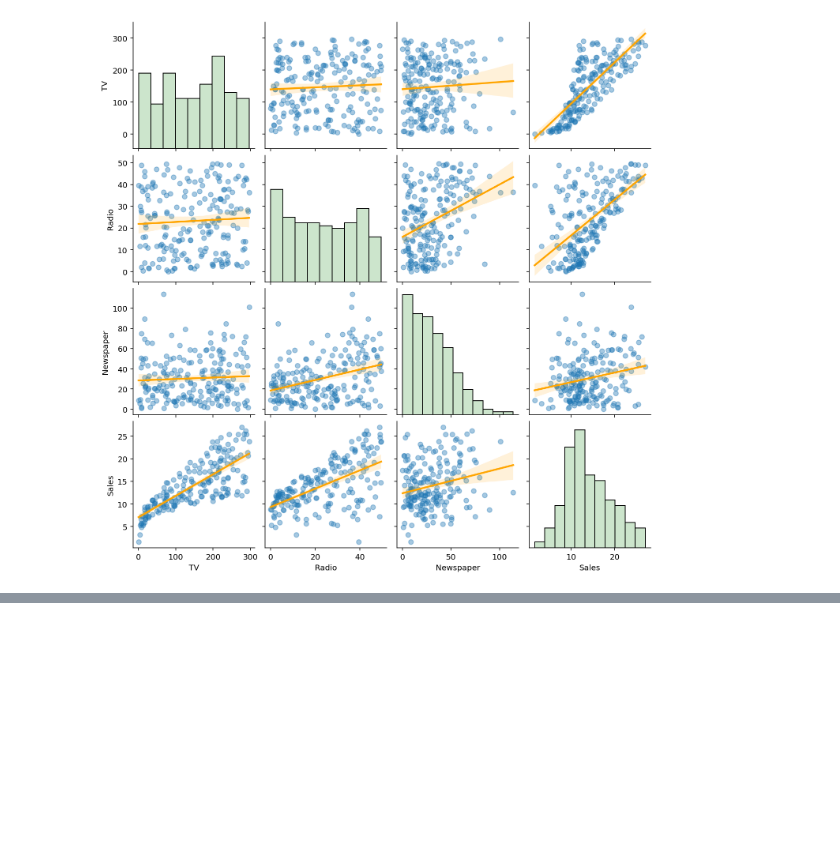
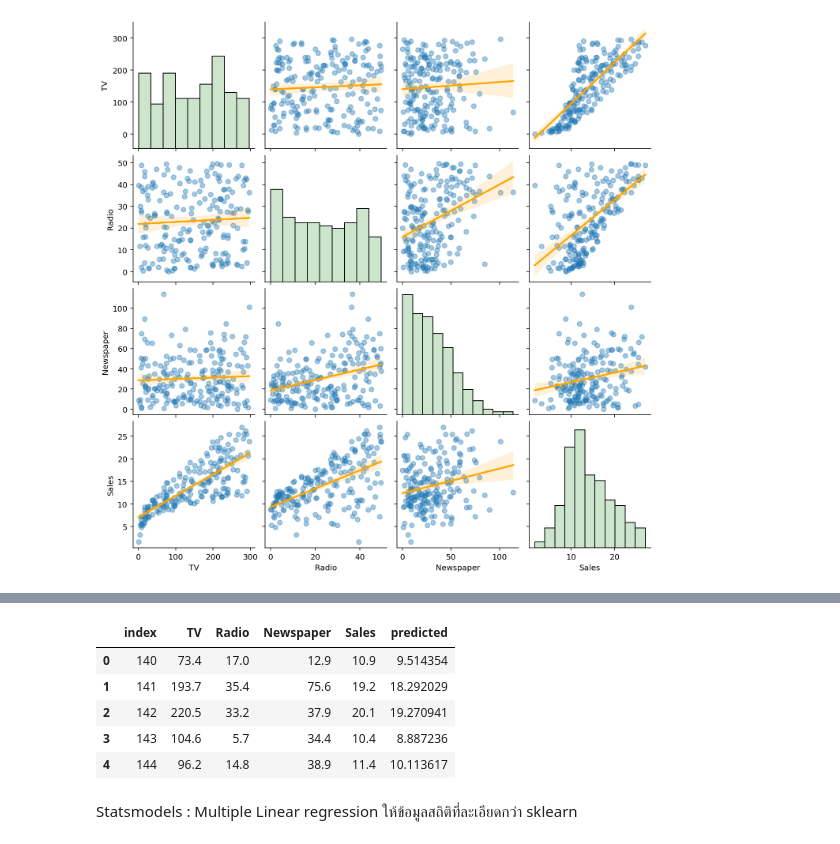
Before and after one commit to DevNutthapng2017/lab_mach_learn, a Jupyter notebook: sklearn_multiple_linear_regression_ISLR_Advert.ipynb, the cells around one changed output, grey strips where cells are left out. Drawn from its saved outputs; the diff is of its cells as text; code cells hidden in the pictures; blank space fills up the shorter version.

```diff
--- a/sklearn_multiple_linear_regression_ISLR_Advert.ipynb
+++ b/sklearn_multiple_linear_regression_ISLR_Advert.ipynb
@@ -64,0 +89,3 @@ sns.jointplot(x='TV', y='Sales',data=df, kind='reg', ci=None, color='orange');
+# %%
+X=df.drop(columns=['Sales'])[:140] ##เอา 140 ตัวแรกมา
+y=df['Sales'][:140]
@@ -64,0 +114,2 @@ sns.jointplot(x='TV', y='Sales',data=df, kind='reg', ci=None, color='orange');
+# %%
+model.fit(X,y)
@@ -64,0 +147,3 @@ sns.jointplot(x='TV', y='Sales',data=df, kind='reg', ci=None, color='orange');
+# %%
+X_tes=df.drop(columns=['Sales'])[140:]
+X_tes.head(4)  ## .head เพื่อดึงค่าแรกมาแสดง 4 ค่า
@@ -64,0 +156,3 @@ sns.jointplot(x='TV', y='Sales',data=df, kind='reg', ci=None, color='orange');
+# %%
+y_hat=model.predict(X_tes)
+y_hat ##ส่งค่ากลับมาเป็น numpy array
@@ -64,0 +172,12 @@ sns.jointplot(x='TV', y='Sales',data=df, kind='reg', ci=None, color='orange');
+# %%
+dc=pd.concat([df[140:].reset_index(),pd.Series(y_hat,name='predicted')],axis='columns')
+dc.head(5)
+# %% [output]
+|  | index | TV | Radio | Newspaper | Sales | predicted |
+| 0 | 140 | 73.4 | 17.0 | 12.9 | 10.9 | 9.514354 |
+| 1 | 141 | 193.7 | 35.4 | 75.6 | 19.2 | 18.292029 |
+| 2 | 142 | 220.5 | 33.2 | 37.9 | 20.1 | 19.270941 |
+| 3 | 143 | 104.6 | 5.7 | 34.4 | 10.4 | 8.887236 |
+| 4 | 144 | 96.2 | 14.8 | 38.9 | 11.4 | 10.113617 |
+# %% [markdown]
+Statsmodels : Multiple Linear regression ให้ข้อมูลสถิติที่ละเอียดกว่า sklearn
```
Also changed, not shown: parts of 27 cells of this notebook.
